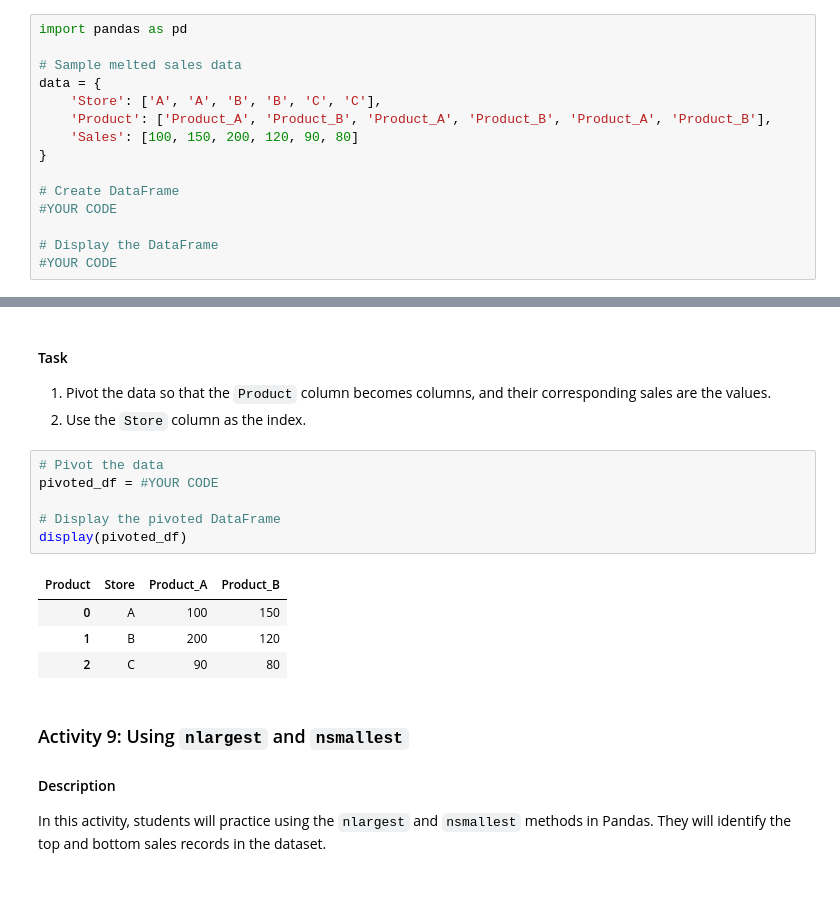
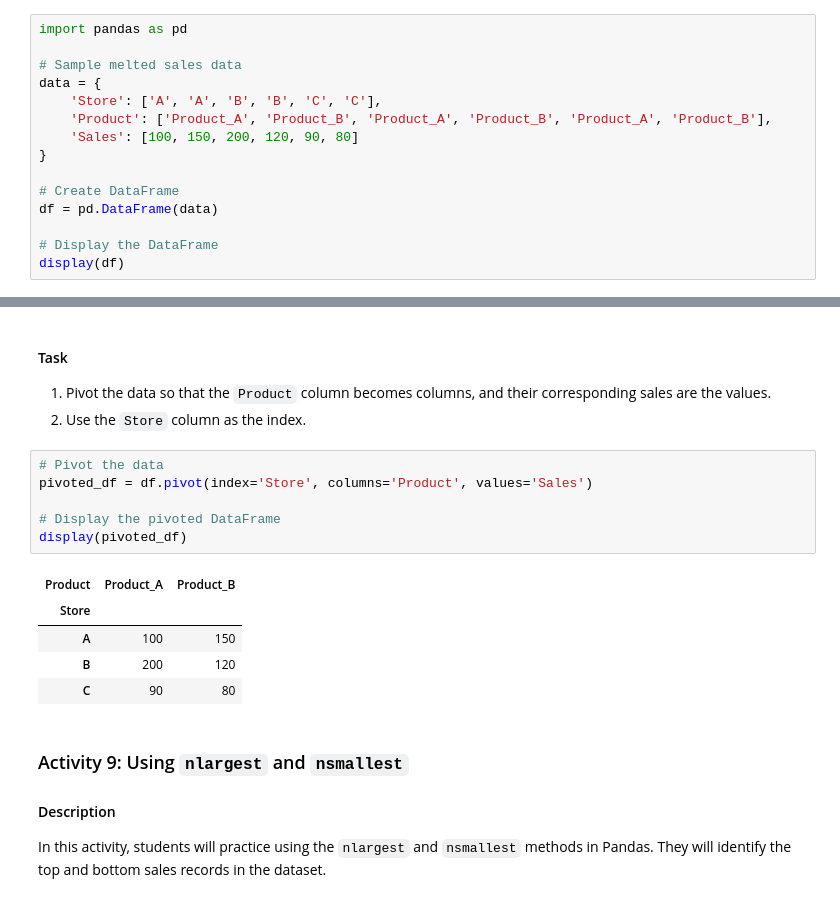
Before and after one commit to BenA669/TechCatalyst_DE_2025_TWO, a Jupyter notebook: Activities/Week 4/Homework/Pandas Transformations.ipynb, the cells around one changed output, grey strips where cells are left out. Cells and saved outputs as stored; diff of their text form.

```diff
--- a/Activities/Week 4/Homework/Pandas Transformations.ipynb
+++ b/Activities/Week 4/Homework/Pandas Transformations.ipynb
@@ -529,10 +530,10 @@ data = {
 }
 
 # Create DataFrame
-#YOUR CODE
+df = pd.DataFrame(data)
 
 # Display the DataFrame
-#YOUR CODE
+display(df)
 # %% [output]
 |  | Store | Product | Sales |
 | 0 | A | Product_A | 100 |
@@ -548,15 +549,16 @@ data = {
 2. Use the `Store` column as the index.
 # %%
 # Pivot the data
-pivoted_df = #YOUR CODE
+pivoted_df = df.pivot(index='Store', columns='Product', values='Sales')
 
 # Display the pivoted DataFrame
 display(pivoted_df)
 # %% [output]
-| Product | Store | Product_A | Product_B |
-| 0 | A | 100 | 150 |
-| 1 | B | 200 | 120 |
-| 2 | C | 90 | 80 |
+| Product | Product_A | Product_B |
+| Store |  |  |
+| A | 100 | 150 |
+| B | 200 | 120 |
+| C | 90 | 80 |
 # %% [markdown]
 ### Activity 9: Using `nlargest` and `nsmallest`
 
```
Also changed, not shown: parts of 11 cells of this notebook.
